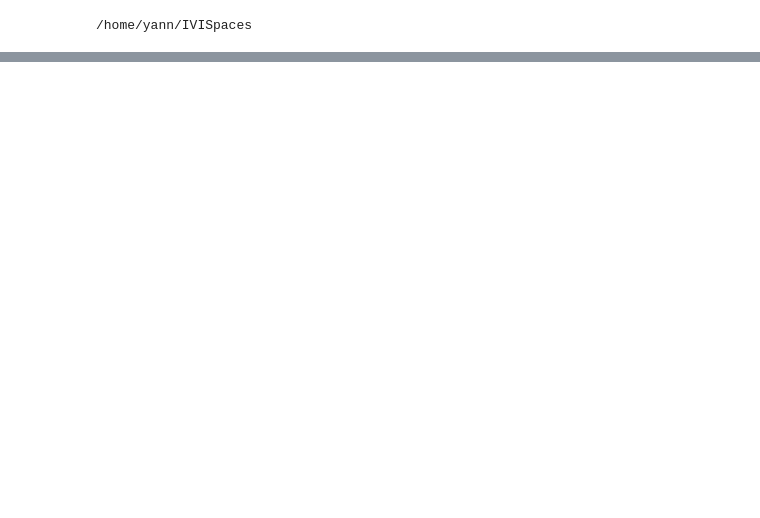
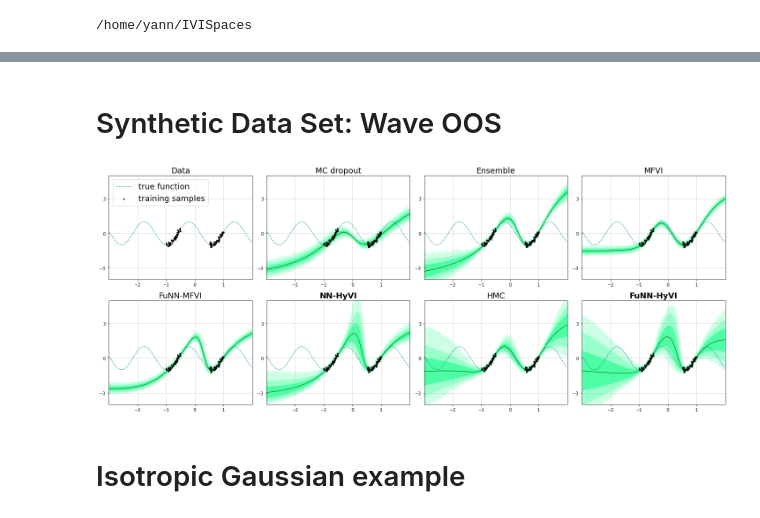
Before and after one commit to yannpequignot/IVISpaces, a Jupyter notebook: Notebooks/NewResults.ipynb, the cells around one changed output, grey strips where cells are left out. Cells and saved outputs as stored; diff of their text form; code cells hidden in the pictures; blank space fills up the shorter version.

```diff
--- a/Notebooks/NewResults.ipynb
+++ b/Notebooks/NewResults.ipynb
@@ -373,2 +149,2 @@ tensor([[[ 1.,  2.],
 # %%
-pd.DataFrame(torch.load('Results/NEW/UCI2020-10-07-16:56.pt')).transpose()
+Entropy=torch.load('Results/NEW/UCI_ENTROPY_Fixed_Noise2020-10-13-17:20.pt')
@@ -383,0 +347,14 @@ pd.DataFrame(torch.load('Results/NEW/UCI2020-10-07-16:56.pt')).transpose()
+# %%
+#Entropy_=torch.load('Results/NEW/UCI_ENTROPY2020-10-13-21:22.pt')#, map_location=torch.device('cpu'))
+#Entropy=torch.load('Results/NEW/UCI_ENTROPY2020-10-08-12:13.pt')
+Entropy=torch.load('Results/NEW/UCI_PredictiveEntropyExp2.pt')
+# %%
+methods=['McDropOut','EnsembleB','MFVI','FuNNeMFVI','GeNNeVI','FuNNeVI']#'EnsembleB',,'FuNNeVI-GP']#,'FBNN']#['FuNNeVI',]##
+datasets=['boston', 'concrete', 'energy','wine', 'yacht']
+#metrics=['RMSE','LPP']
+index=pd.MultiIndex.from_product([methods,datasets])#, names=['method', 'metric']
+
+
+df=pd.DataFrame(data=Entropy, index=methods, columns=datasets)
+Entropy=df.to_dict()
+Entropy_good=Entropy.copy()
@@ -383,0 +627,2 @@ pd.DataFrame(torch.load('Results/NEW/UCI2020-10-07-16:56.pt')).transpose()
+# %% [markdown]
+# Synthetic Data Set: Wave OOS #
@@ -383,0 +698,42 @@ pd.DataFrame(torch.load('Results/NEW/UCI2020-10-07-16:56.pt')).transpose()
+# %%
+Wave=torch.load('Results/NEW/WAVE_OOS2020-10-12-09:54.pt')
+methods=['McDropOut','EnsembleB','MFVI','FuNNeMFVI','GeNNeVI','HMC','FuNNeVI']
+#df=pd.DataFrame(Wave,index=methods)
+# %%
+from pylab import *
+fig, ax=plt.subplots(2,4, figsize=(20,8))
+
+
+method_names=['MC dropout','Ensemble','MFVI','FuNN-MFVI','NN-HyVI','HMC','FuNN-HyVI']
+
+
+parameters = {'axes.labelsize':18,
+              'axes.titlesize': 18,
+              'xtick.labelsize' : 18,
+              'ytick.labelsize' : 18,
+              'figure.titlesize':14}
+
+plt.rcParams.update(parameters)
+
+ax.flat[0].plot(x_pred.cpu(), torch.cos(4.0*(x_pred+0.2)).cpu(),'--', linewidth=1., color='darkcyan', label='true function')
+
+ax.flat[0].set_yticks([-3,0,3])
+ax.flat[0].set_xticks([-2,-1,0,1])
+ax.flat[0].grid(True, which='major', linewidth=0.5)
+ax.flat[0].set_ylim(-4, 5)
+ax.flat[0].set_xlim(-3.,2.)
+ax.flat[0].set_title('Data')
+ax.flat[0].scatter(x_train.cpu(), y_train.cpu() , marker='.', linewidth=.5,  label='training samples',color='black',zorder=4)
+ax.flat[0].legend(loc='upper left', prop={'size': 18})
+i=1
+for method in methods:
+    y=Wave[method]
+    PlotFoong(ax.flat[i],method_names[i-1],y)
+    i+=1
+
+fig.tight_layout()#h_pad=3., w_pad=3.)
+plt.savefig('Results/NEW/WAVE.pdf', dpi=600)
+# %% [output]
+[figure, added]
+# %% [markdown]
+# Isotropic Gaussian example #
```
Also changed, not shown: parts of 61 cells of this notebook, 11 other files.
